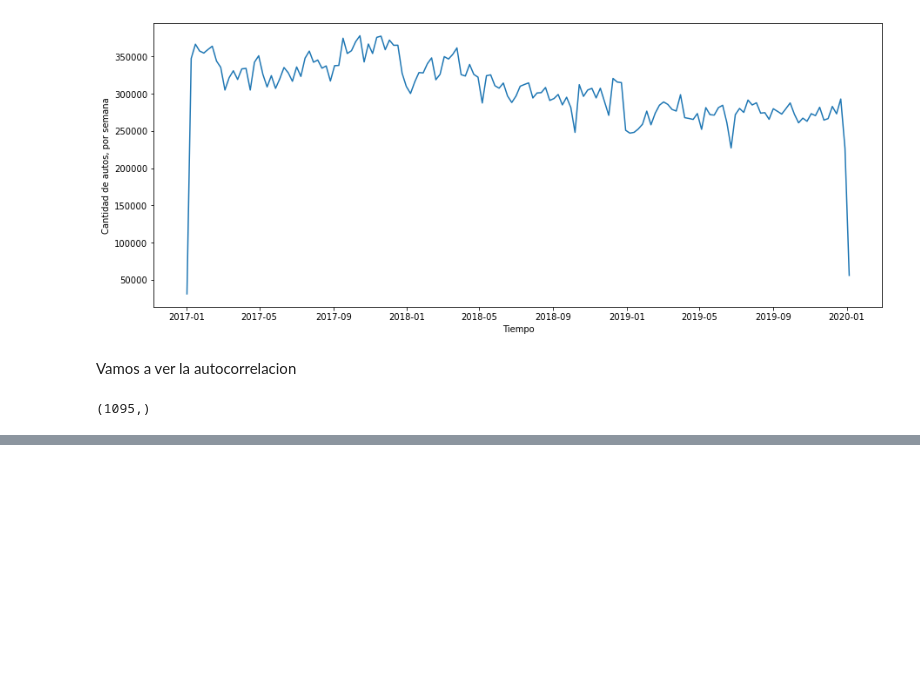
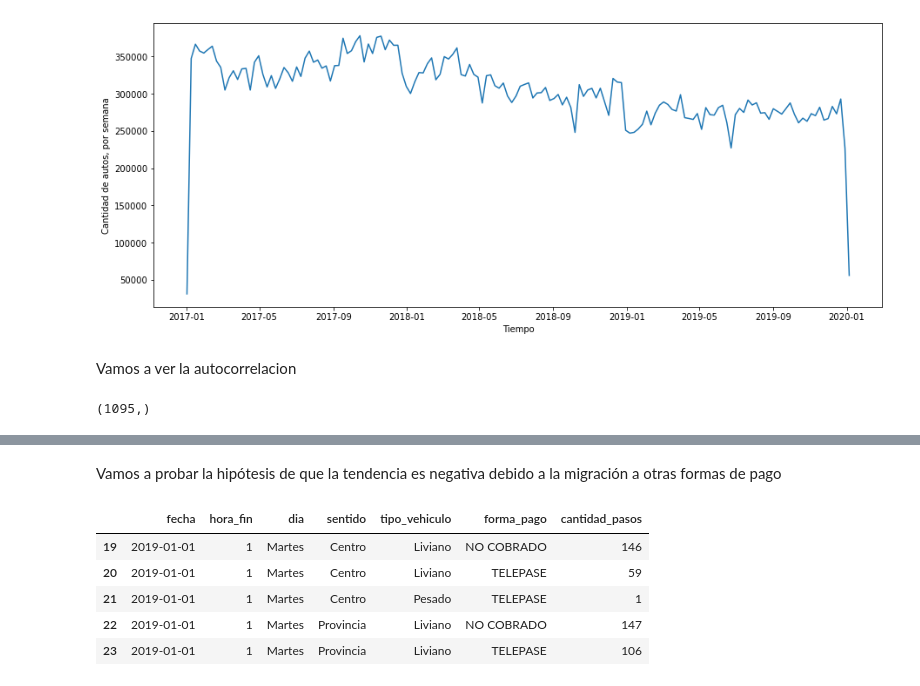
Before and after one commit to NachoRam123/Proyecto-3, a Jupyter notebook: DS_Proyecto_03_ST_RamellaIgnacio.ipynb, the cells around one changed output, grey strips where cells are left out. Cells and saved outputs as stored; diff of their text form; code cells hidden in the pictures; blank space fills up the shorter version.

```diff
--- a/DS_Proyecto_03_ST_RamellaIgnacio.ipynb
+++ b/DS_Proyecto_03_ST_RamellaIgnacio.ipynb
@@ -565,0 +575,21 @@ Ya vamos aprendiendo GIT
+# %% [markdown]
+Vamos a probar la hipótesis de que la tendencia es negativa debido a la migración a otras formas de pago
+# %%
+#Unimos los 3 datasets, podemos hacerlo asi directamente ya que tienen las mismas columnas
+dataset_2 = pd.concat([data_2019, data_2018, data_2017])
+
+#Nos quedamos solamente con la estación Illia
+mask = (dataset_2.estacion=='Illia')
+dataset_2 = dataset_2[mask]
+
+#Quitamos las columnas que no vamos a utilizar
+dataset_2.drop(columns = ['periodo','hora_inicio', 'estacion'], inplace = True)
+
+dataset_2.head()
+# %% [output]
+|  | fecha | hora_fin | dia | sentido | tipo_vehiculo | forma_pago | cantidad_pasos |
+| 19 | 2019-01-01 | 1 | Martes | Centro | Liviano | NO COBRADO | 146 |
+| 20 | 2019-01-01 | 1 | Martes | Centro | Liviano | TELEPASE | 59 |
+| 21 | 2019-01-01 | 1 | Martes | Centro | Pesado | TELEPASE | 1 |
+| 22 | 2019-01-01 | 1 | Martes | Provincia | Liviano | NO COBRADO | 147 |
+| 23 | 2019-01-01 | 1 | Martes | Provincia | Liviano | TELEPASE | 106 |
```
Also changed, not shown: parts of 22 cells of this notebook.
